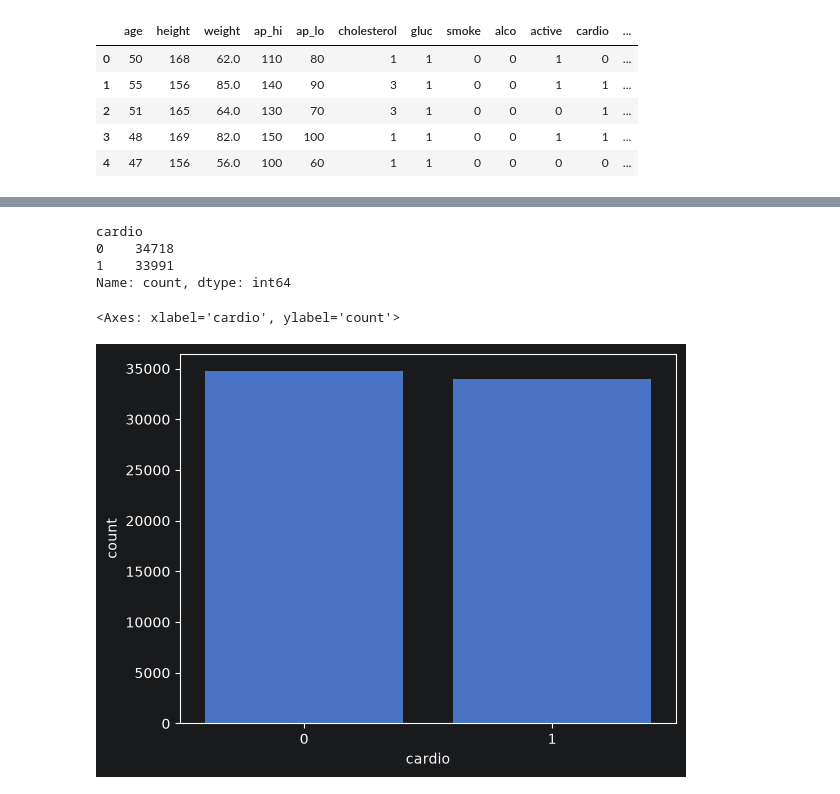
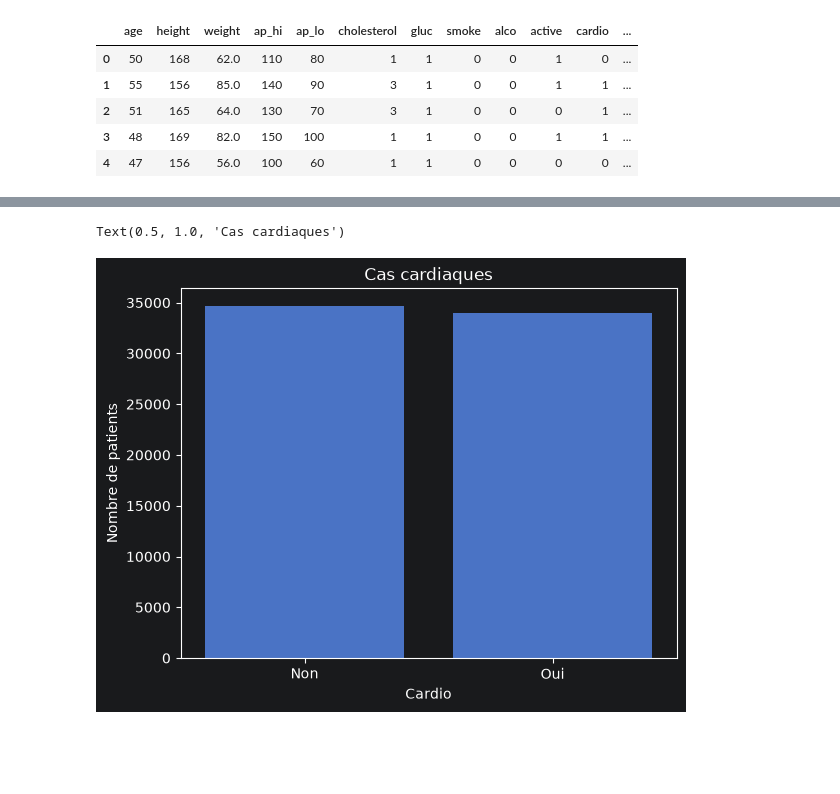
Before and after one commit to KANTIN-FAGN/cardiorisk_project, a Jupyter notebook: notebooks/cardio_train/02_eda.ipynb, the cells around one changed output, grey strips where cells are left out. Saved outputs shown, nothing was run; the diff lists cells and outputs as text; code cells hidden in the pictures; blank space fills up the shorter version.

```diff
--- a/notebooks/cardio_train/02_eda.ipynb
+++ b/notebooks/cardio_train/02_eda.ipynb
@@ -56,11 +56,10 @@ df.shape
 # %%
-print(df["cardio"].value_counts())
 sns.countplot(data=df, x="cardio")
+plt.xticks([0, 1], ["Non", "Oui"])
+plt.ylabel("Nombre de patients")
+plt.xlabel("Cardio")
+plt.title("Cas cardiaques")
 # %% [output]
-cardio
-0    34718
-1    33991
-Name: count, dtype: int64
+Text(0.5, 1.0, 'Cas cardiaques')
-<Axes: xlabel='cardio', ylabel='count'>
-[figure, old version]
+[figure, new version]
 # %%
```
Also changed, not shown: parts of 14 cells of this notebook, 1 other file.
